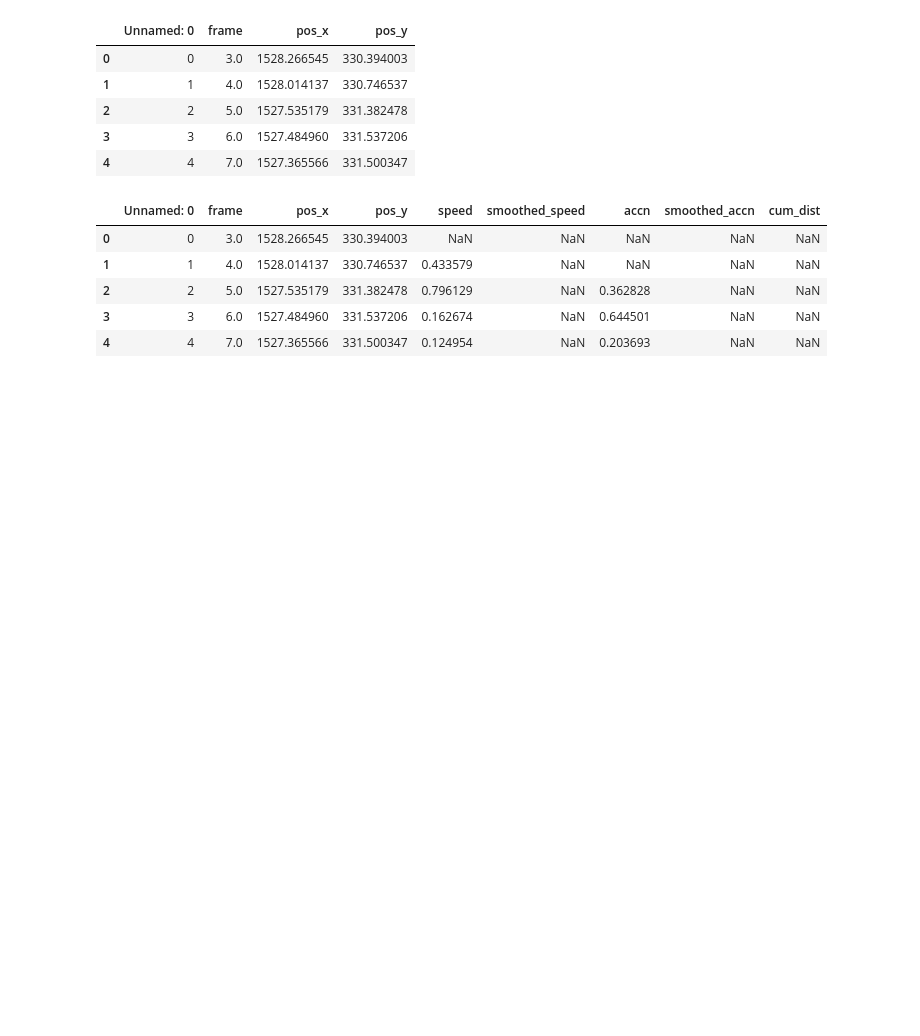
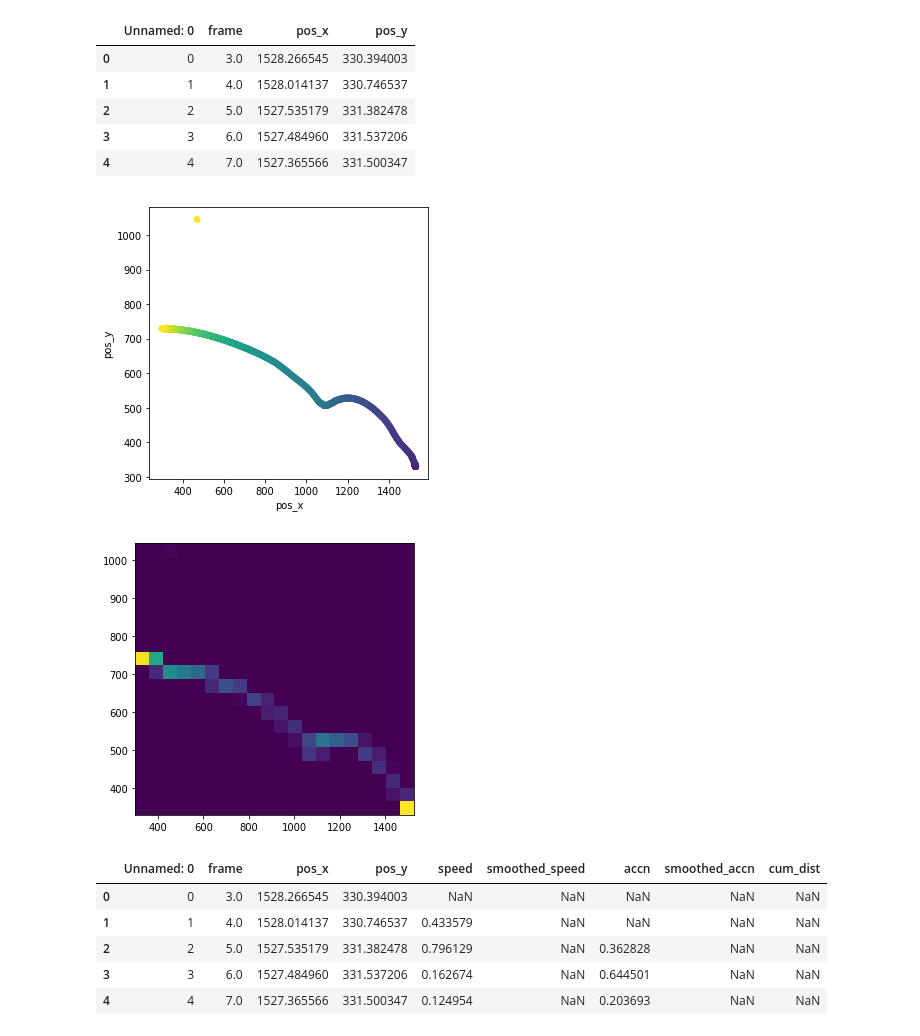
Before and after one commit to vivekhsridhar/tracktor, a Jupyter notebook: examples/single_fish.ipynb, the cells around one changed output. Drawn from its saved outputs; the diff is of its cells as text; code cells hidden in the pictures; blank space fills up the shorter version.

```diff
--- a/examples/single_fish.ipynb
+++ b/examples/single_fish.ipynb
@@ -112,6 +112,21 @@ df.head()
 | 2 | 2 | 5.0 | 1527.535179 | 331.382478 |
 | 3 | 3 | 6.0 | 1527.484960 | 331.537206 |
 | 4 | 4 | 7.0 | 1527.365566 | 331.500347 |
+# %%
+import matplotlib.pyplot as plt
+
+plt.figure(figsize=(5,5))
+plt.scatter(df['pos_x'], df['pos_y'], c=df['frame'])
+plt.xlabel('pos_x')
+plt.ylabel('pos_y')
+plt.show()
+
+plt.figure(figsize=(5,5))
+plt.hist2d(df['pos_x'], df['pos_y'], bins=20)
+plt.show()
+# %% [output]
+[figure, added]
+[figure, added]
 # %%
 ## Parameters like speed and acceleration can be very noisy. Small noise in positional data is amplified as we take the
 ## derivative to get speed and acceleration. We therefore smooth this data to obtain reliable values and eliminate noise.
```
Also changed, not shown: parts of 1 cell of this notebook, 3 other files.
